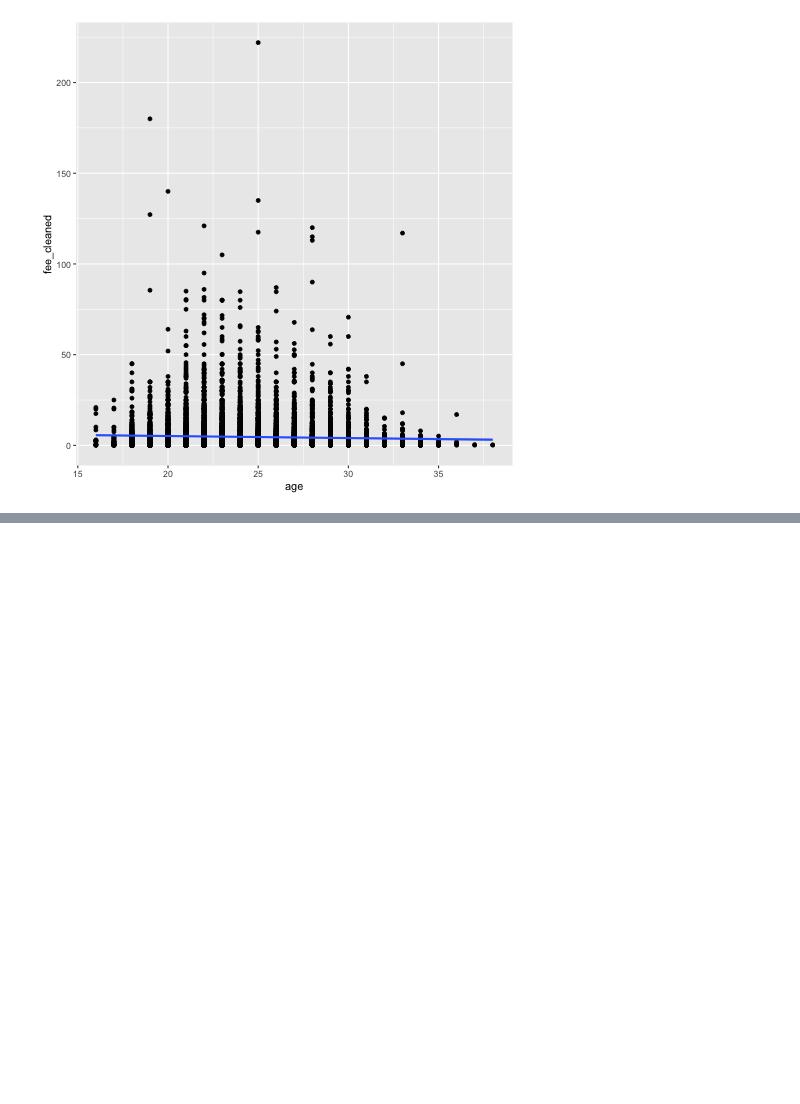
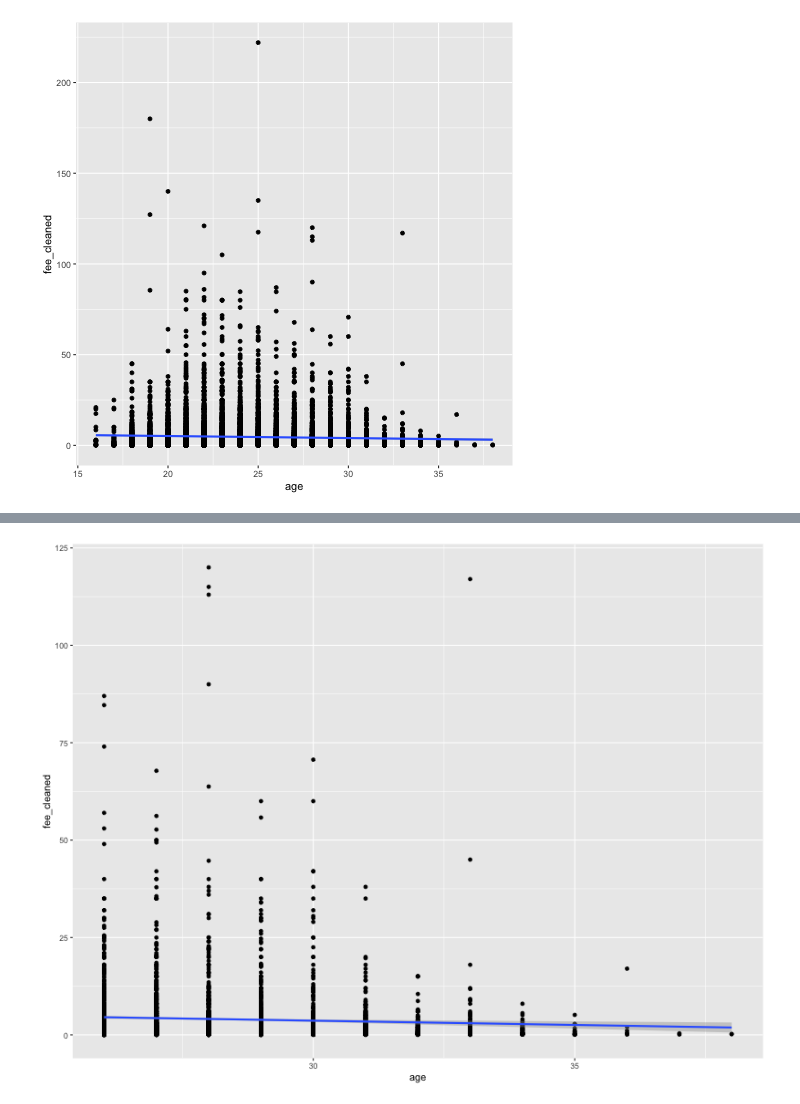
Before and after one commit to AhanPenkar/exploratory-football, a Jupyter notebook: Hypothesis.ipynb, the cells around one changed output, grey strips where cells are left out. Drawn from its saved outputs; the diff is of its cells as text; code cells hidden in the pictures; blank space fills up the shorter version.

```diff
--- a/Hypothesis.ipynb
+++ b/Hypothesis.ipynb
@@ -100,0 +147,8 @@ F-statistic:  17.7 on 1 and 10021 DF,  p-value: 2.612e-05
+# %%
+%%R -i df_old -w 800 -h 600
+
+ggplot(df_old, aes(x=age, y=fee_cleaned)) +
+    geom_point()+
+    geom_smooth(method='lm', formula= y~x)
+# %% [output]
+[figure, added]
```
Also changed, not shown: parts of 13 cells of this notebook.
